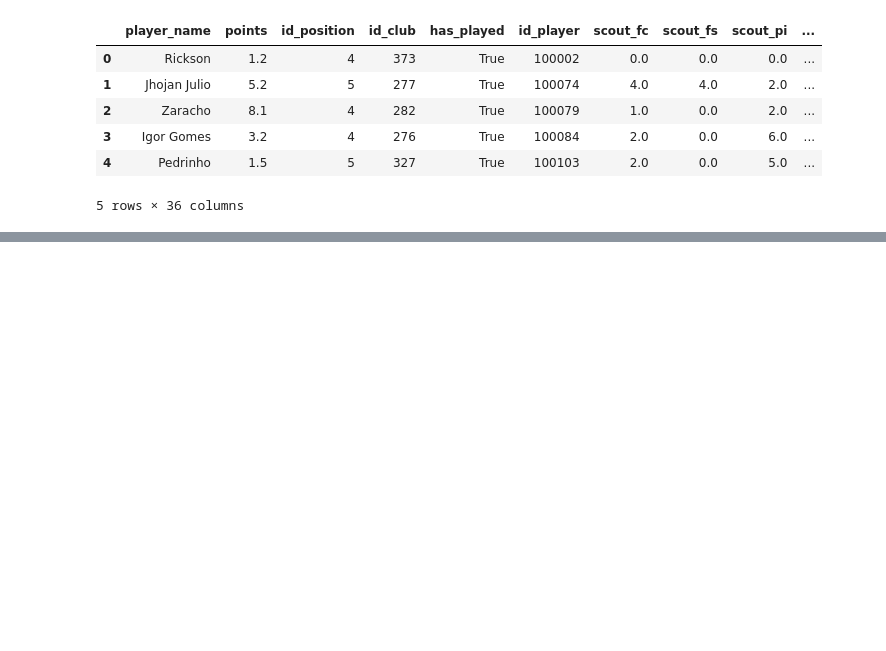
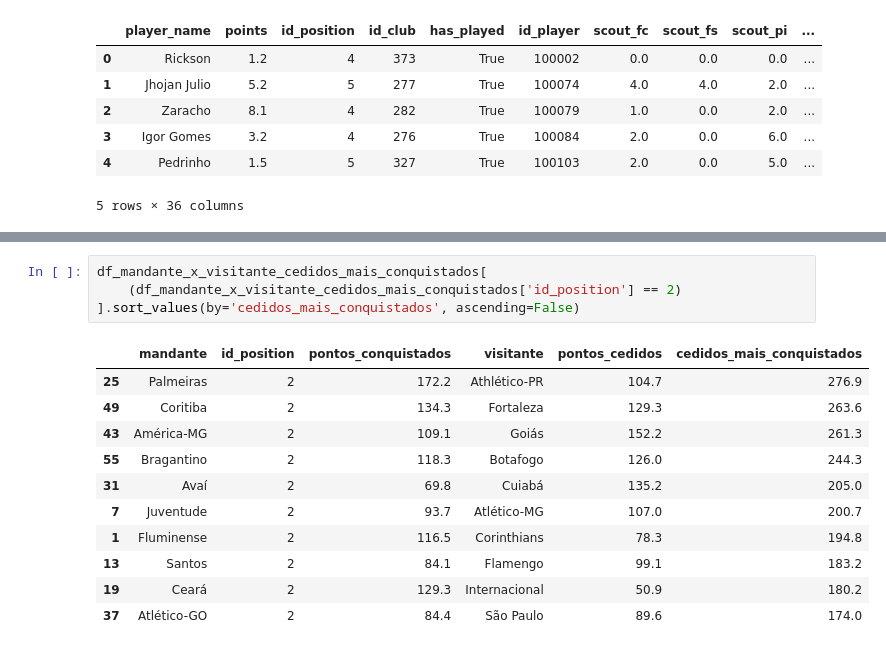
Before and after one commit to eleflow/estudo_cartola, a Jupyter notebook: notebooks/analises.ipynb, the cells around one changed output, grey strips where cells are left out. Saved outputs shown, nothing was run; the diff lists cells and outputs as text; blank space fills up the shorter version.

```diff
--- a/notebooks/analises.ipynb
+++ b/notebooks/analises.ipynb
@@ -37,0 +119,16 @@ df_pontuacao.head()
+# %%
+df_mandante_x_visitante_cedidos_mais_conquistados[
+    (df_mandante_x_visitante_cedidos_mais_conquistados['id_position'] == 2)
+].sort_values(by='cedidos_mais_conquistados', ascending=False)
+# %% [output]
+|  | mandante | id_position | pontos_conquistados | visitante | pontos_cedidos | cedidos_mais_conquistados |
+| 25 | Palmeiras | 2 | 172.2 | Athlético-PR | 104.7 | 276.9 |
+| 49 | Coritiba | 2 | 134.3 | Fortaleza | 129.3 | 263.6 |
+| 43 | América-MG | 2 | 109.1 | Goiás | 152.2 | 261.3 |
+| 55 | Bragantino | 2 | 118.3 | Botafogo | 126.0 | 244.3 |
+| 31 | Avaí | 2 | 69.8 | Cuiabá | 135.2 | 205.0 |
+| 7 | Juventude | 2 | 93.7 | Atlético-MG | 107.0 | 200.7 |
+| 1 | Fluminense | 2 | 116.5 | Corinthians | 78.3 | 194.8 |
+| 13 | Santos | 2 | 84.1 | Flamengo | 99.1 | 183.2 |
+| 19 | Ceará | 2 | 129.3 | Internacional | 50.9 | 180.2 |
+| 37 | Atlético-GO | 2 | 84.4 | São Paulo | 89.6 | 174.0 |
```
Also changed, not shown: parts of 30 cells of this notebook, 2 other files.
